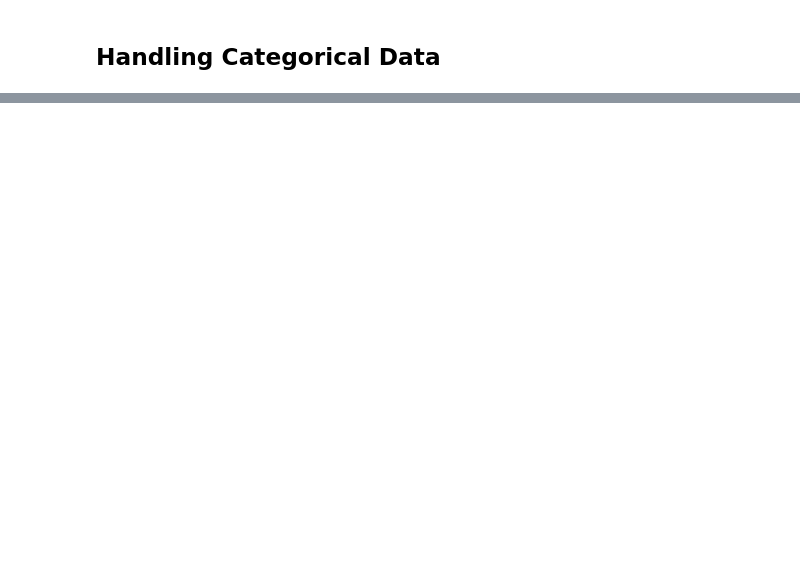
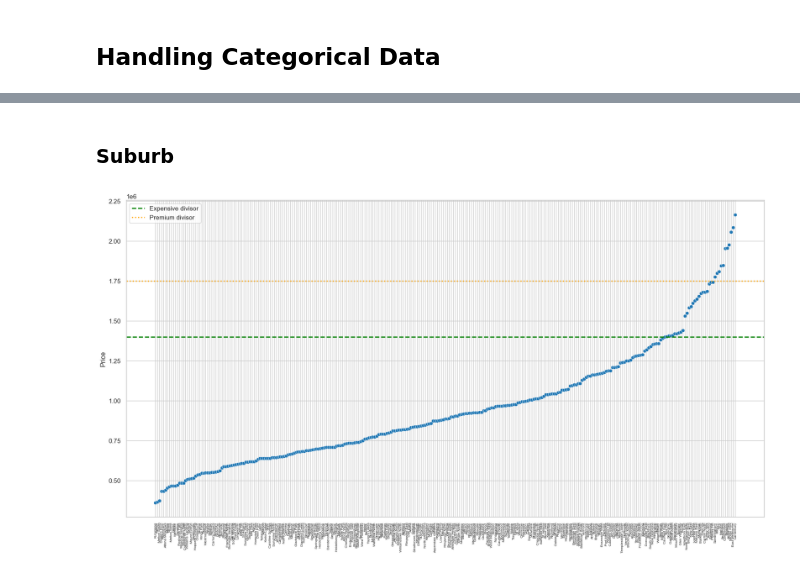
Before and after one commit to nil-andreu/machine-learning-posgrade, a Jupyter notebook: Project 2: Housing Price Prediction/House Pred.ipynb, the cells around one changed output, grey strips where cells are left out. Drawn from its saved outputs; the diff is of its cells as text; code cells hidden in the pictures; blank space fills up the shorter version.

```diff
--- a/Project 2: Housing Price Prediction/House Pred.ipynb
+++ b/Project 2: Housing Price Prediction/House Pred.ipynb
@@ -769,0 +903,38 @@ R2 error:  0.5233523625812985
+# %%
+train_set_processed = classify_category(
+    df=train_set_processed,
+    group_pricing=seller_pricing,
+    input_column_name='SellerG',
+    output_column_name='seller_class',
+    premium_threshold=2e6,
+    expensive_threshold=1.5e6,
+)
+
+valid_set_processed = classify_category(
+    df=valid_set_processed,
+    group_pricing=seller_pricing,
+    input_column_name='SellerG',
+    output_column_name='seller_class',
+    premium_threshold=2e6,
+    expensive_threshold=1.5e6,
+)
+
+test_set_processed = classify_category(
+    df=test_set_processed,
+    group_pricing=seller_pricing,
+    input_column_name='SellerG',
+    output_column_name='seller_class',
+    premium_threshold=2e6,
+    expensive_threshold=1.5e6,
+)
+# %% [markdown]
+### Suburb
+# %%
+suburb_pricing, _ = plot_distribution_grouped_field(
+    train_set_processed,
+    field='Suburb',
+    expensive_divisor=1.4e6,
+    premium_divisor=1.75e6
+)
+# %% [output]
+[figure, added]
```
Also changed, not shown: parts of 8 cells of this notebook.
